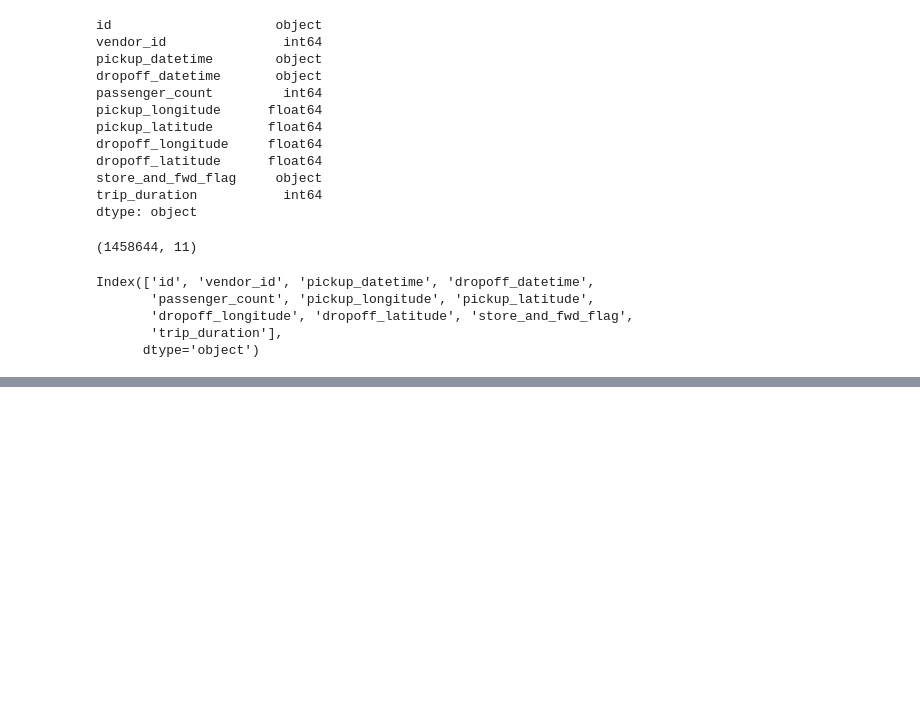
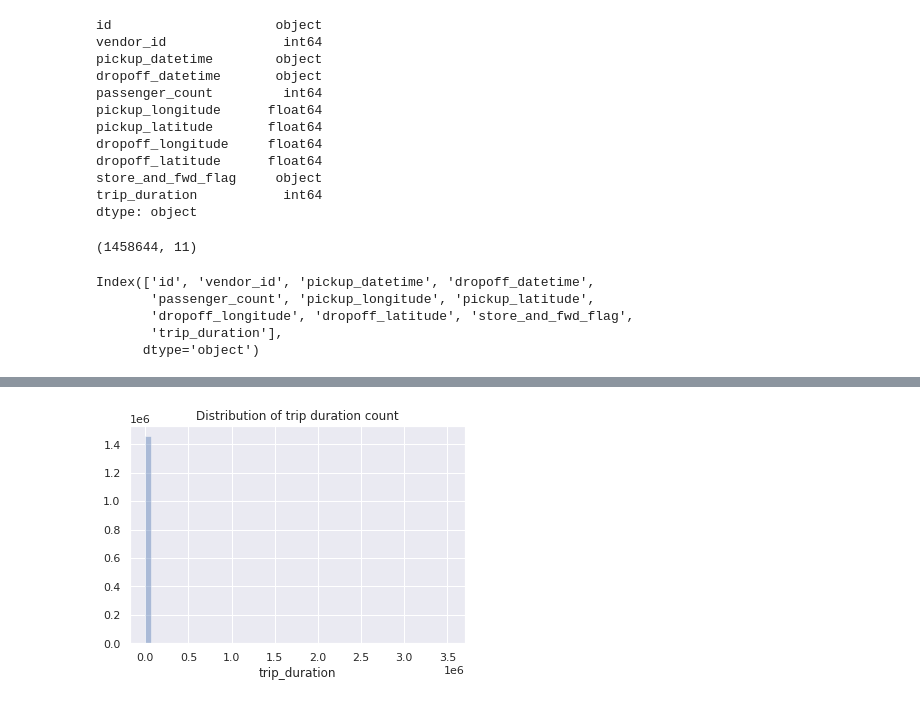
Before and after one commit to haynapasi050505/supervised-machine-learning-regression-NYC-taxi-trip, a Jupyter notebook: Copy_of_NYC_Taxi_Trip_Time_Prediction_Capstone_Project.ipynb, the cells around one changed output, grey strips where cells are left out. Saved outputs shown, nothing was run; the diff lists cells and outputs as text; code cells hidden in the pictures; blank space fills up the shorter version.

```diff
--- a/Copy_of_NYC_Taxi_Trip_Time_Prediction_Capstone_Project.ipynb
+++ b/Copy_of_NYC_Taxi_Trip_Time_Prediction_Capstone_Project.ipynb
@@ -33,7 +33,9 @@ import matplotlib.pyplot as plt
 import os
 import matplotlib.patches as mpatches
 import seaborn as sns
-import warnings
+import datetime
+import seaborn as sns
+sns.set()
 # %%
 from google.colab import drive
 drive.mount('/content/drive')
@@ -88,0 +118,9 @@ Index(['id', 'vendor_id', 'pickup_datetime', 'dropoff_datetime',
+# %%
+df['pickup_datetime']= pd.to_datetime(df['pickup_datetime'])
+df['dropoff_datetime'] = pd.to_datetime(df['dropoff_datetime'])
+# %%
+sns.distplot(df['trip_duration'] , kde=False)
+plt.title('Distribution of trip duration count')
+plt.show()
+# %% [output]
+[figure, added]
```
Also changed, not shown: parts of 24 cells of this notebook.
